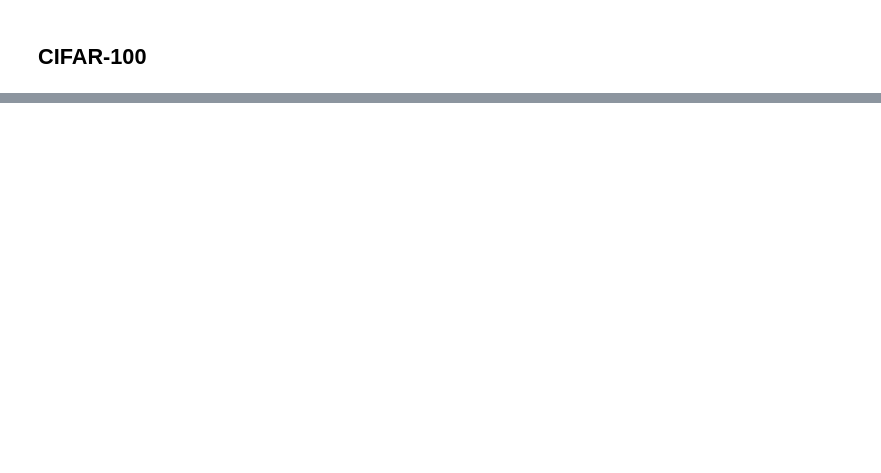
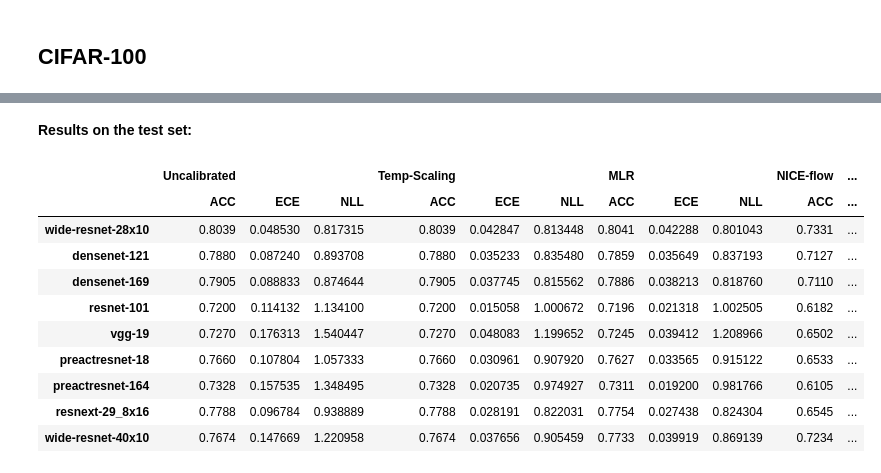
Before and after one commit to SergioAlvarezB/calibration-normalizing-flows, a Jupyter notebook: notebooks/benchmark-nice-calibration.ipynb, the cells around one changed output, grey strips where cells are left out. Cells and saved outputs as stored; diff of their text form; code cells hidden in the pictures; blank space fills up the shorter version.

```diff
--- a/notebooks/benchmark-nice-calibration.ipynb
+++ b/notebooks/benchmark-nice-calibration.ipynb
@@ -184,0 +219,48 @@ df.loc[models]
+# %%
+ece_val_results = {}
+ece_test_results = {}
+
+acc_val_results = {}
+acc_test_results = {}
+
+nll_val_results = {}
+nll_test_results = {}
+
+for model, model_results in results_100.items():
+    ece_val_results[model] = {}
+    ece_test_results[model] = {}
+    acc_val_results[model] = {}
+    acc_test_results[model] = {}
+    nll_val_results[model] = {}
+    nll_test_results[model] = {}
+    for cal, cal_results in model_results.items():
+        ece_test_results[model][cal] = cal_results['Test']['ECE']
+        ece_val_results[model][cal] = cal_results['Validation']['ECE']
+
+        acc_test_results[model][cal] = cal_results['Test']['Accuracy']
+        acc_val_results[model][cal] = cal_results['Validation']['Accuracy']
+
+        nll_test_results[model][cal] = cal_results['Test']['NLL']
+        nll_val_results[model][cal] = cal_results['Validation']['NLL']
+# %% [markdown]
+**Results on the test set:**
+# %%
+df = pd.concat([pd.DataFrame.from_dict(acc_test_results, orient='index'),
+                pd.DataFrame.from_dict(ece_test_results, orient='index'),
+                pd.DataFrame.from_dict(nll_test_results, orient='index')],
+               axis=1,keys=['ACC','ECE', 'NLL']).swaplevel(0,1,axis=1).sort_index(axis=1)
+
+df = df[list(calibrators.keys()) + ['NICE-flow']]
+df.loc[models]
+# %% [output]
+|  | Uncalibrated |  |  | Temp-Scaling |  |  | MLR |  |  | NICE-flow | ... |
+|  | ACC | ECE | NLL | ACC | ECE | NLL | ACC | ECE | NLL | ACC | ... |
+| wide-resnet-28x10 | 0.8039 | 0.048530 | 0.817315 | 0.8039 | 0.042847 | 0.813448 | 0.8041 | 0.042288 | 0.801043 | 0.7331 | ... |
+| densenet-121 | 0.7880 | 0.087240 | 0.893708 | 0.7880 | 0.035233 | 0.835480 | 0.7859 | 0.035649 | 0.837193 | 0.7127 | ... |
+| densenet-169 | 0.7905 | 0.088833 | 0.874644 | 0.7905 | 0.037745 | 0.815562 | 0.7886 | 0.038213 | 0.818760 | 0.7110 | ... |
+| resnet-101 | 0.7200 | 0.114132 | 1.134100 | 0.7200 | 0.015058 | 1.000672 | 0.7196 | 0.021318 | 1.002505 | 0.6182 | ... |
+| vgg-19 | 0.7270 | 0.176313 | 1.540447 | 0.7270 | 0.048083 | 1.199652 | 0.7245 | 0.039412 | 1.208966 | 0.6502 | ... |
+| preactresnet-18 | 0.7660 | 0.107804 | 1.057333 | 0.7660 | 0.030961 | 0.907920 | 0.7627 | 0.033565 | 0.915122 | 0.6533 | ... |
+| preactresnet-164 | 0.7328 | 0.157535 | 1.348495 | 0.7328 | 0.020735 | 0.974927 | 0.7311 | 0.019200 | 0.981766 | 0.6105 | ... |
+| resnext-29_8x16 | 0.7788 | 0.096784 | 0.938889 | 0.7788 | 0.028191 | 0.822031 | 0.7754 | 0.027438 | 0.824304 | 0.6545 | ... |
+| wide-resnet-40x10 | 0.7674 | 0.147669 | 1.220958 | 0.7674 | 0.037656 | 0.905459 | 0.7733 | 0.039919 | 0.869139 | 0.7234 | ... |
```
Also changed, not shown: parts of 13 cells of this notebook, 1 other file.
